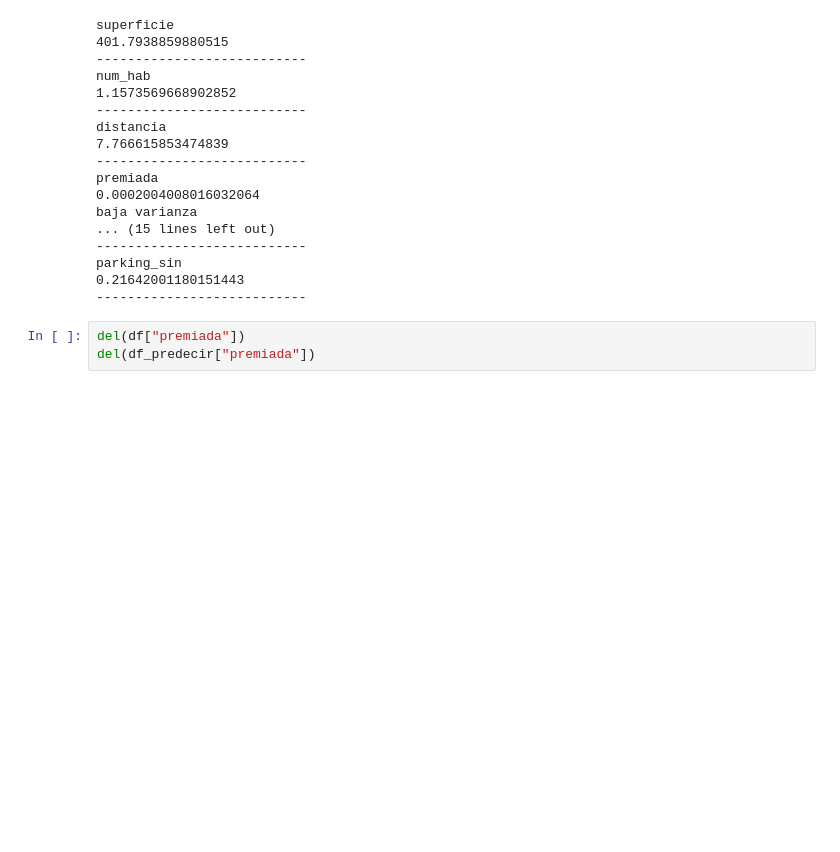
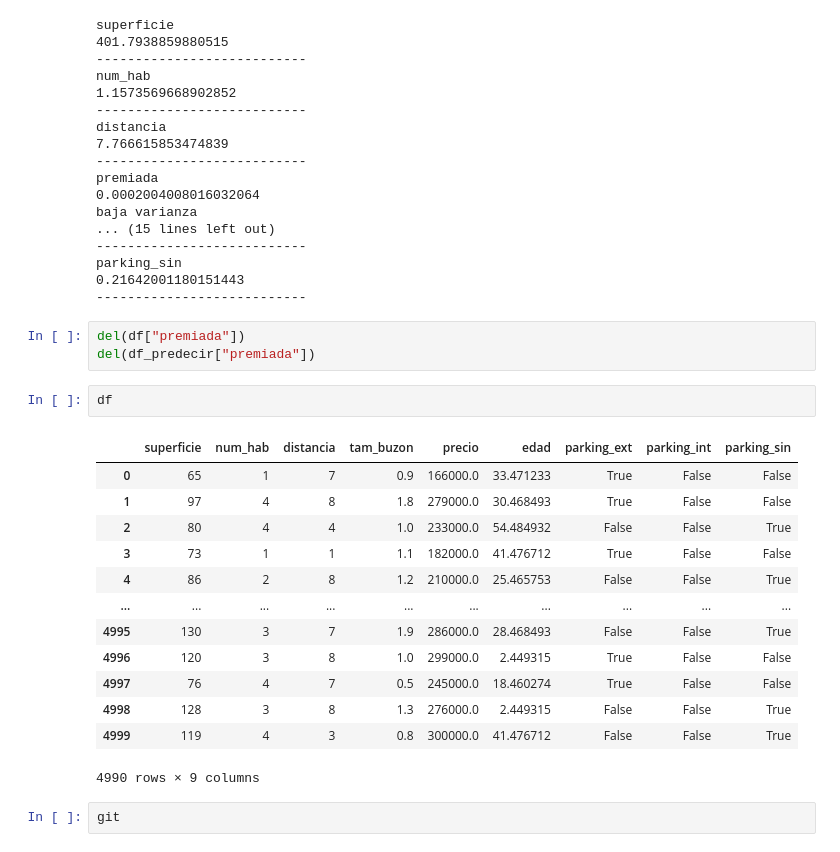
Before and after one commit to Unbiunio/Machine-learning, a Jupyter notebook: test.ipynb, the cells around one changed output. Drawn from its saved outputs; the diff is of its cells as text; blank space fills up the shorter version.

```diff
--- a/test.ipynb
+++ b/test.ipynb
@@ -621,3 +621,21 @@ parking_sin
 # %%
 del(df["premiada"])
 del(df_predecir["premiada"])
+# %%
+df
+# %% [output]
+|  | superficie | num_hab | distancia | tam_buzon | precio | edad | parking_ext | parking_int | parking_sin |
+| 0 | 65 | 1 | 7 | 0.9 | 166000.0 | 33.471233 | True | False | False |
+| 1 | 97 | 4 | 8 | 1.8 | 279000.0 | 30.468493 | True | False | False |
+| 2 | 80 | 4 | 4 | 1.0 | 233000.0 | 54.484932 | False | False | True |
+| 3 | 73 | 1 | 1 | 1.1 | 182000.0 | 41.476712 | True | False | False |
+| 4 | 86 | 2 | 8 | 1.2 | 210000.0 | 25.465753 | False | False | True |
+| ... | ... | ... | ... | ... | ... | ... | ... | ... | ... |
+| 4995 | 130 | 3 | 7 | 1.9 | 286000.0 | 28.468493 | False | False | True |
+| 4996 | 120 | 3 | 8 | 1.0 | 299000.0 | 2.449315 | True | False | False |
+| 4997 | 76 | 4 | 7 | 0.5 | 245000.0 | 18.460274 | True | False | False |
+| 4998 | 128 | 3 | 8 | 1.3 | 276000.0 | 2.449315 | False | False | True |
+| 4999 | 119 | 4 | 3 | 0.8 | 300000.0 | 41.476712 | False | False | True |
+4990 rows × 9 columns
+# %%
+git
```
Also changed, not shown: parts of 17 cells of this notebook.
